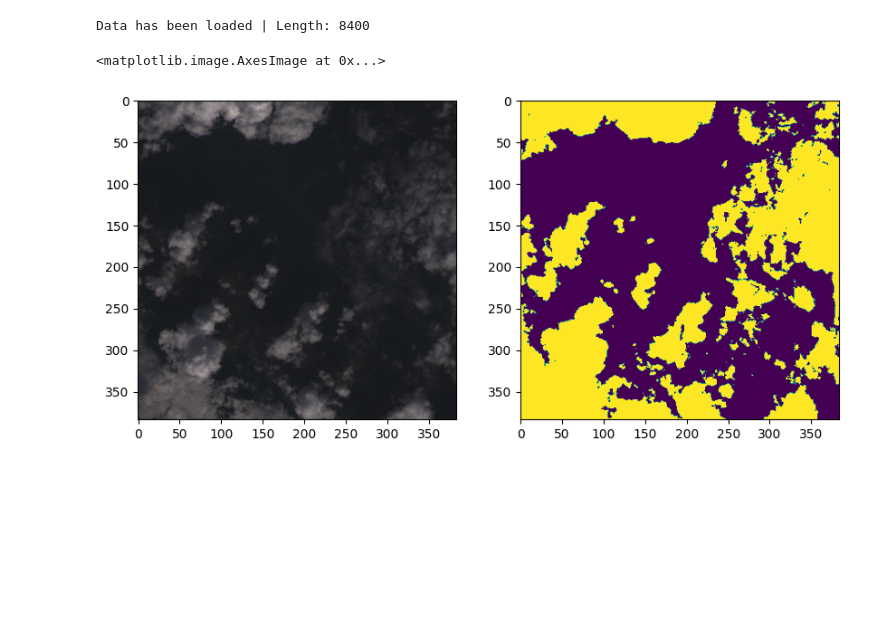
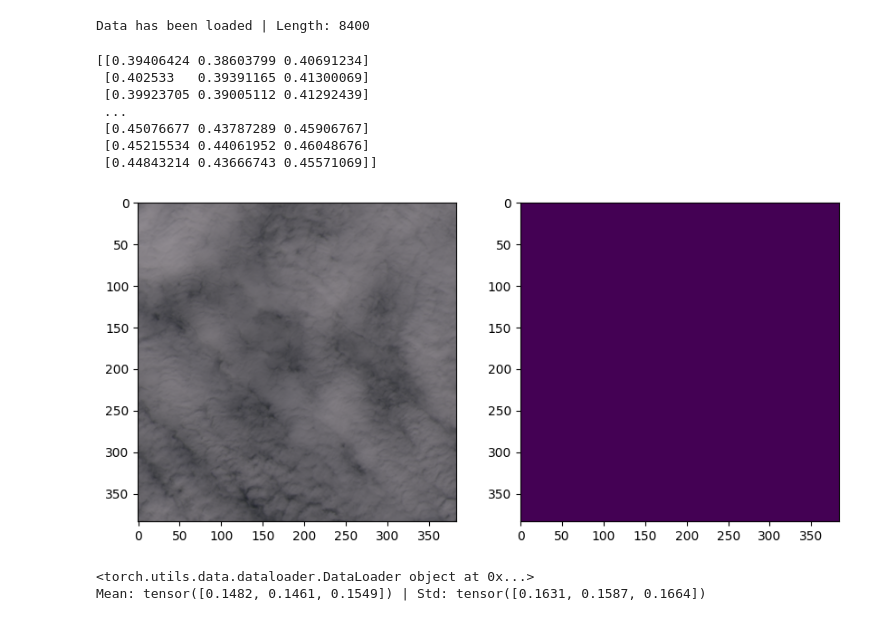
Before and after one commit to TheArtemis/Sapienza-AI-Lab-Project, a Jupyter notebook: 38-cloud-notebook.ipynb, the cells around one changed output. Saved outputs shown, nothing was run; the diff lists cells and outputs as text; code cells hidden in the pictures; blank space fills up the shorter version.

Commit message:
Added computation for std and mean for dataset

```diff
--- a/38-cloud-notebook.ipynb
+++ b/38-cloud-notebook.ipynb
@@ -92,6 +91,8 @@ class Cloud38Dataset(Dataset):
 
         self.patches = [self.map_patches(f) for f in patches_df['name']]
         self.pytorch = pytorch
+        self.mean = None
+        self.std = None
 
     def map_patches(self, file_name):
 
@@ -128,7 +129,9 @@ class Cloud38Dataset(Dataset):
         if invert:
             rgb = rgb.transpose((2, 0, 1))
 
+        # temporary fix for normalization
         return rgb / np.iinfo(rgb.dtype).max
+        return rgb
 
     def to_mask(self, i, add_dims=False):
         mask = np.array(Image.open(self.patches[i]['gt']))
@@ -145,15 +148,49 @@ class Cloud38Dataset(Dataset):
 
         return x, y
 # %%
-data = Cloud38Dataset(df_patches_train)
-print(f'Data has been loaded | Length: {len(data)}')
+data_train = Cloud38Dataset(df_patches_train)
+print(f'Data has been loaded | Length: {len(data_train)}')
 # %% [output]
 Data has been loaded | Length: 8400
 # %%
-image_index = np.random.randint(0, len(data))
+image_index = np.random.randint(0, len(data_train))
 fig, ax = plt.subplots(1, 2, figsize=(10, 10))
-ax[0].imshow(data.to_array(image_index, include_nir=False))
-ax[1].imshow(data.to_mask(image_index))
+ax[0].imshow(data_train.to_array(image_index, include_nir=False))
+ax[1].imshow(data_train.to_mask(image_index))
+
+print(data_train.to_array(image_index, include_nir=False)[0])
 # %% [output]
-<matplotlib.image.AxesImage at 0x...>
+[[0.39406424 0.38603799 0.40691234]
+ [0.402533   0.39391165 0.41300069]
+ [0.39923705 0.39005112 0.41292439]
+ ...
+ [0.45076677 0.43787289 0.45906767]
+ [0.45215534 0.44061952 0.46048676]
+ [0.44843214 0.43666743 0.45571069]]
-[figure, old version]
+[figure, new version]
+# %%
+from torch.utils.data import DataLoader
+#import albumentations as A
+#from albumentations.pytorch import ToTensorV2
+
+IMAGE_SIZE = 384
+
+loader_train = DataLoader(data_train, batch_size=32)
+print(loader_train)
+
+psum = torch.tensor([0.0, 0.0, 0.0])
+psum_sq = torch.tensor([0.0, 0.0, 0.0])
+
+for x, y in loader_train:
+    psum += x.sum(axis=(0, 2, 3))
+    psum_sq += (x ** 2).sum(axis=(0, 2, 3))
+
+count = len(data_train) * IMAGE_SIZE * IMAGE_SIZE
+mean = psum / count
+var = (psum_sq / count) - (mean ** 2)
+std = torch.sqrt(var)
+
+print(f'Mean: {mean} | Std: {std}')
+# %% [output]
+<torch.utils.data.dataloader.DataLoader object at 0x...>
+Mean: tensor([0.1482, 0.1461, 0.1549]) | Std: tensor([0.1631, 0.1587, 0.1664])
```
Also changed, not shown: parts of 3 cells of this notebook.
